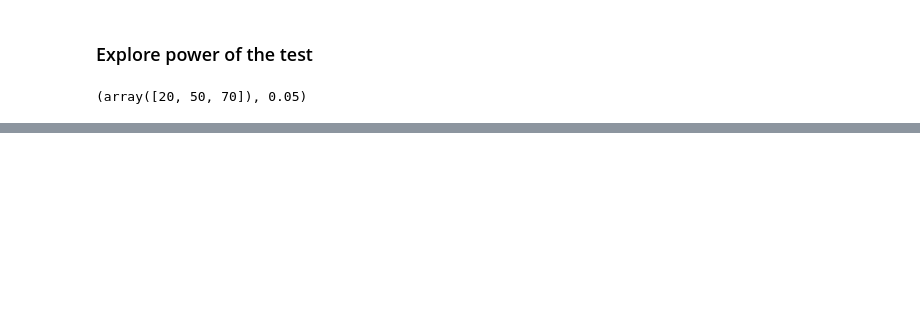
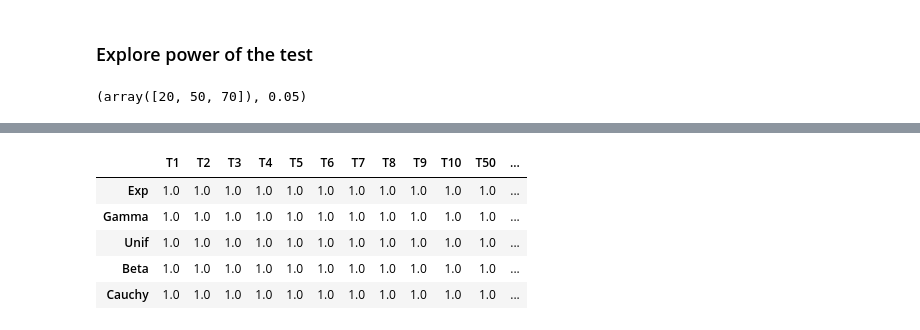
Before and after one commit to arina-chumachenko/Applied_Statistics_Project, a Jupyter notebook: stats_project.ipynb, the cells around one changed output, grey strips where cells are left out. Cells and saved outputs as stored; diff of their text form; code cells hidden in the pictures; blank space fills up the shorter version.

```diff
--- a/stats_project.ipynb
+++ b/stats_project.ipynb
@@ -219,0 +233,9 @@ dfs[20], dfs[50], dfs[70]
+# %%
+dfs[50]
+# %% [output]
+|  | T1 | T2 | T3 | T4 | T5 | T6 | T7 | T8 | T9 | T10 | T50 | ... |
+| Exp | 1.0 | 1.0 | 1.0 | 1.0 | 1.0 | 1.0 | 1.0 | 1.0 | 1.0 | 1.0 | 1.0 | ... |
+| Gamma | 1.0 | 1.0 | 1.0 | 1.0 | 1.0 | 1.0 | 1.0 | 1.0 | 1.0 | 1.0 | 1.0 | ... |
+| Unif | 1.0 | 1.0 | 1.0 | 1.0 | 1.0 | 1.0 | 1.0 | 1.0 | 1.0 | 1.0 | 1.0 | ... |
+| Beta | 1.0 | 1.0 | 1.0 | 1.0 | 1.0 | 1.0 | 1.0 | 1.0 | 1.0 | 1.0 | 1.0 | ... |
+| Cauchy | 1.0 | 1.0 | 1.0 | 1.0 | 1.0 | 1.0 | 1.0 | 1.0 | 1.0 | 1.0 | 1.0 | ... |
```
Also changed, not shown: parts of 13 cells of this notebook.
